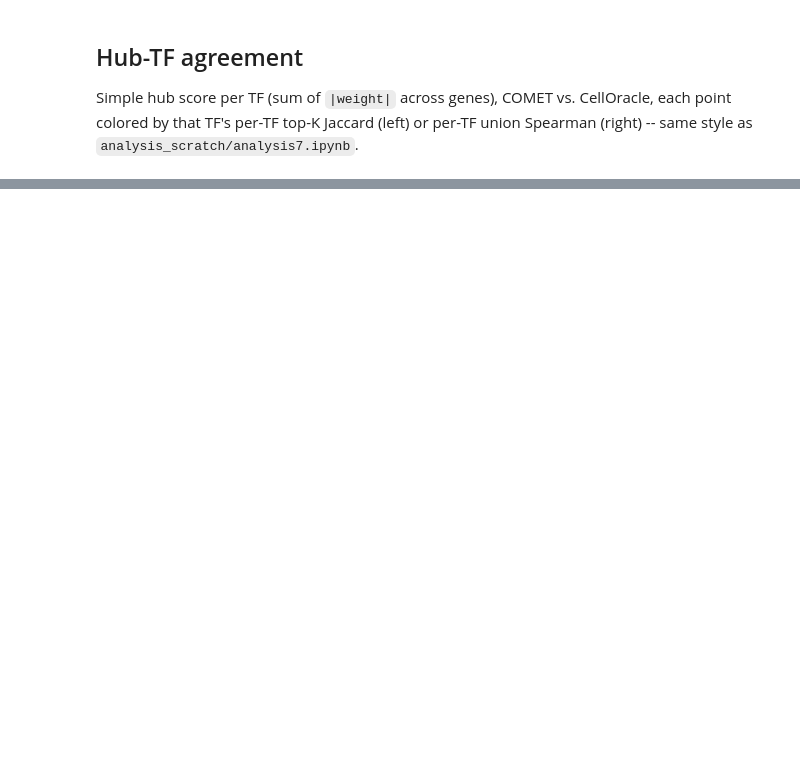
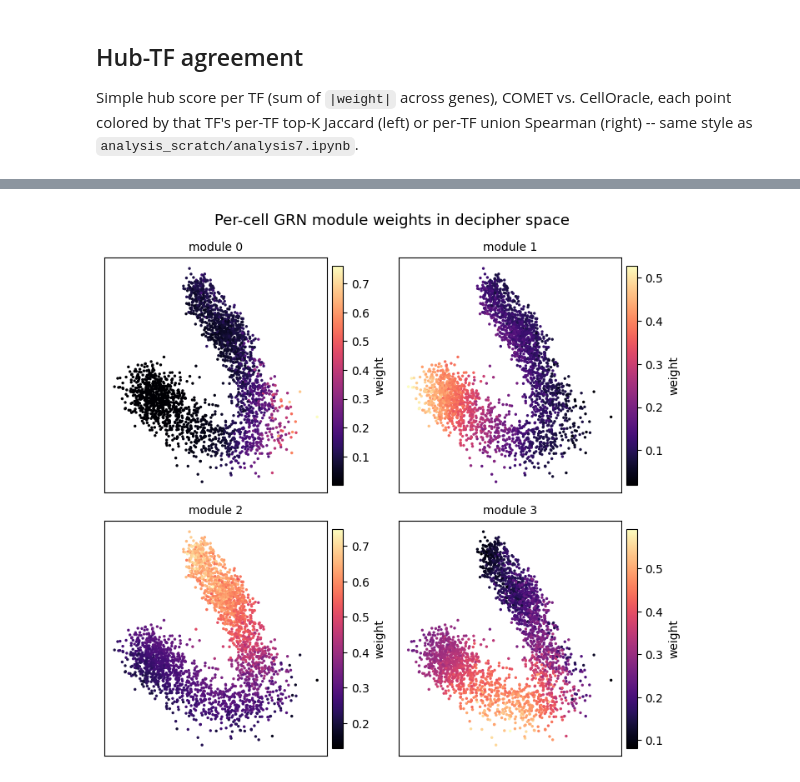
Before and after one commit to azizilab/COMET, a Jupyter notebook: comet/compare_to_celloracle_newmethod.ipynb, the cells around one changed output, grey strips where cells are left out. Drawn from its saved outputs; the diff is of its cells as text; code cells hidden in the pictures; blank space fills up the shorter version.

```diff
--- a/comet/compare_to_celloracle_newmethod.ipynb
+++ b/comet/compare_to_celloracle_newmethod.ipynb
@@ -447,0 +561,15 @@ NameError: name 'np' is not defined
+# %%
+# Same hub-TF scatter, coloured by per-TF AUPRC (positives = CellOracle edges, scores = COMET |weight|).
+fig, ax = plt.subplots(figsize=(6.5, 5))
+cmap = plt.cm.viridis.copy(); cmap.set_bad("lightgrey")
+sc = ax.scatter(hub_comet, hub_co, c=auprc, cmap=cmap,
+                vmin=np.nanmin(auprc), vmax=np.nanmax(auprc), s=25, alpha=0.85)
+for ti in np.argsort(hub_comet + hub_co)[-10:]:
+    ax.annotate(A_tfs[ti], (hub_comet[ti], hub_co[ti]), fontsize=7,
+                xytext=(4, 4), textcoords="offset points")
+ax.set_xlabel("COMET hub score (sum |weight|)")
+ax.set_ylabel("CellOracle hub score (sum |weight|)")
+ax.set_title(f"Hub-TF agreement, per-TF AUPRC\nmean={np.nanmean(auprc):.3f} (n={n_scored} scored TFs)")
+fig.colorbar(sc, ax=ax, label="per-TF AUPRC")
+plt.tight_layout()
+plt.show()
@@ -447,0 +583,28 @@ NameError: name 'np' is not defined
+# %%
+from config import DATA
+
+# 2D decipher-space coordinates -- same (positional) cell order as mix_weights.
+V_dec2 = np.load(DATA["decipher_outputs"])["v"].astype(np.float32)   # (n_cells, 2)
+assert V_dec2.shape[0] == mix_weights.shape[0], "decipher/mix_weights cell-count mismatch"
+
+# One panel per module, laid out in a grid (works for any D).
+ncols = 2
+nrows = int(np.ceil(D / ncols))
+fig, axes = plt.subplots(nrows, ncols, figsize=(3.6 * ncols, 3.4 * nrows), squeeze=False)
+
+for d in range(D):
+    ax = axes[d // ncols][d % ncols]
+    sc = ax.scatter(V_dec2[:, 0], V_dec2[:, 1], c=mix_weights[:, d],
+                    cmap="magma", s=6, linewidths=0)
+    ax.set_title(f"module {d}", fontsize=10)
+    ax.set_xticks([]); ax.set_yticks([])
+    fig.colorbar(sc, ax=ax, fraction=0.046, pad=0.02, label="weight")
+
+for k in range(D, nrows * ncols):   # hide unused panels
+    axes[k // ncols][k % ncols].axis("off")
+
+fig.suptitle("Per-cell GRN module weights in decipher space", fontsize=13)
+plt.tight_layout()
+plt.show()
+# %% [output]
+[figure, added]
```
Also changed, not shown: parts of 11 cells of this notebook, 6 other files.
